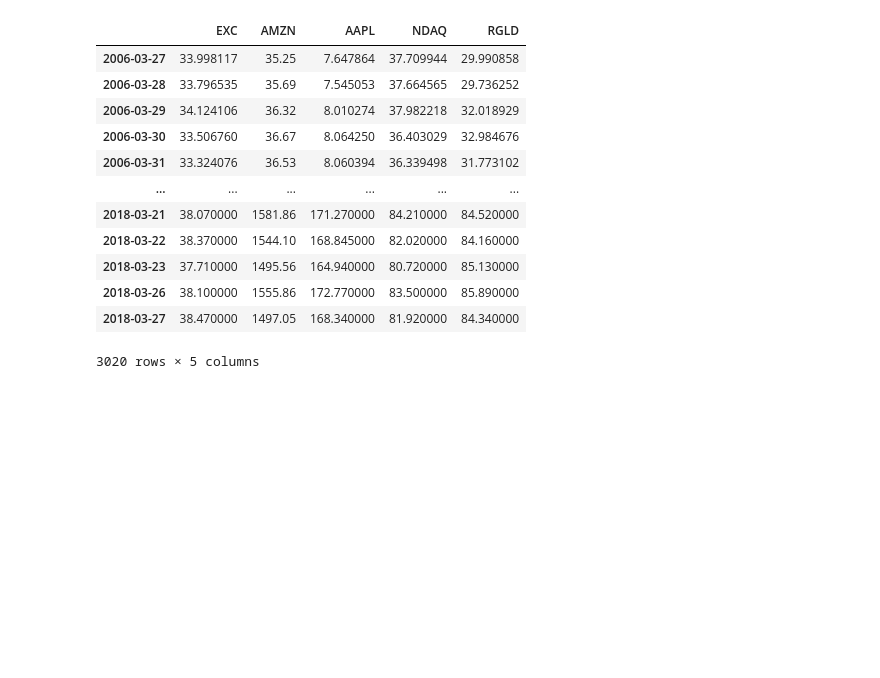
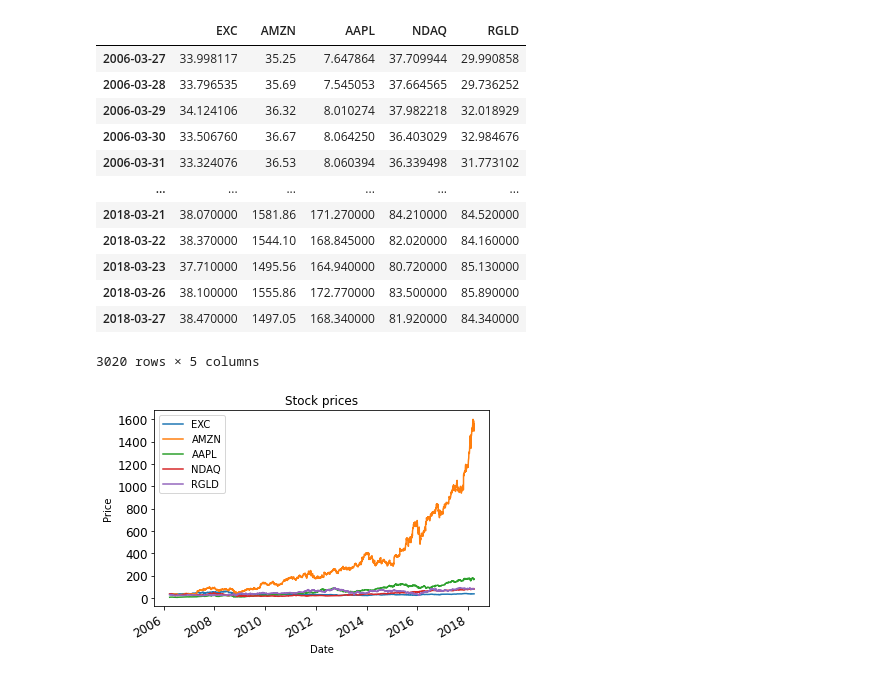
Before and after one commit to kavyakushnoor/stocks_machine_learning, a Jupyter notebook: stocks_ml/getData.ipynb, the cells around one changed output. Saved outputs shown, nothing was run; the diff lists cells and outputs as text; code cells hidden in the pictures; blank space fills up the shorter version.

```diff
--- a/stocks_ml/getData.ipynb
+++ b/stocks_ml/getData.ipynb
@@ -223,3 +225,14 @@ df
 | 2018-03-26 | 38.100000 | 1555.86 | 172.770000 | 83.500000 | 85.890000 |
 | 2018-03-27 | 38.470000 | 1497.05 | 168.340000 | 81.920000 | 84.340000 |
 3020 rows × 5 columns
+# %%
+def plot_data(df, title="Stock prices"):
+    """Plot stock prices with a custom title and meaningful axis labels."""
+    ax = df.plot(title=title, fontsize=12)
+    ax.set_xlabel("Date")
+    ax.set_ylabel("Price")
+    plt.show()
+
+plot_data(df)
+# %% [output]
+[figure, added]
```
Also changed, not shown: parts of 6 cells of this notebook.
